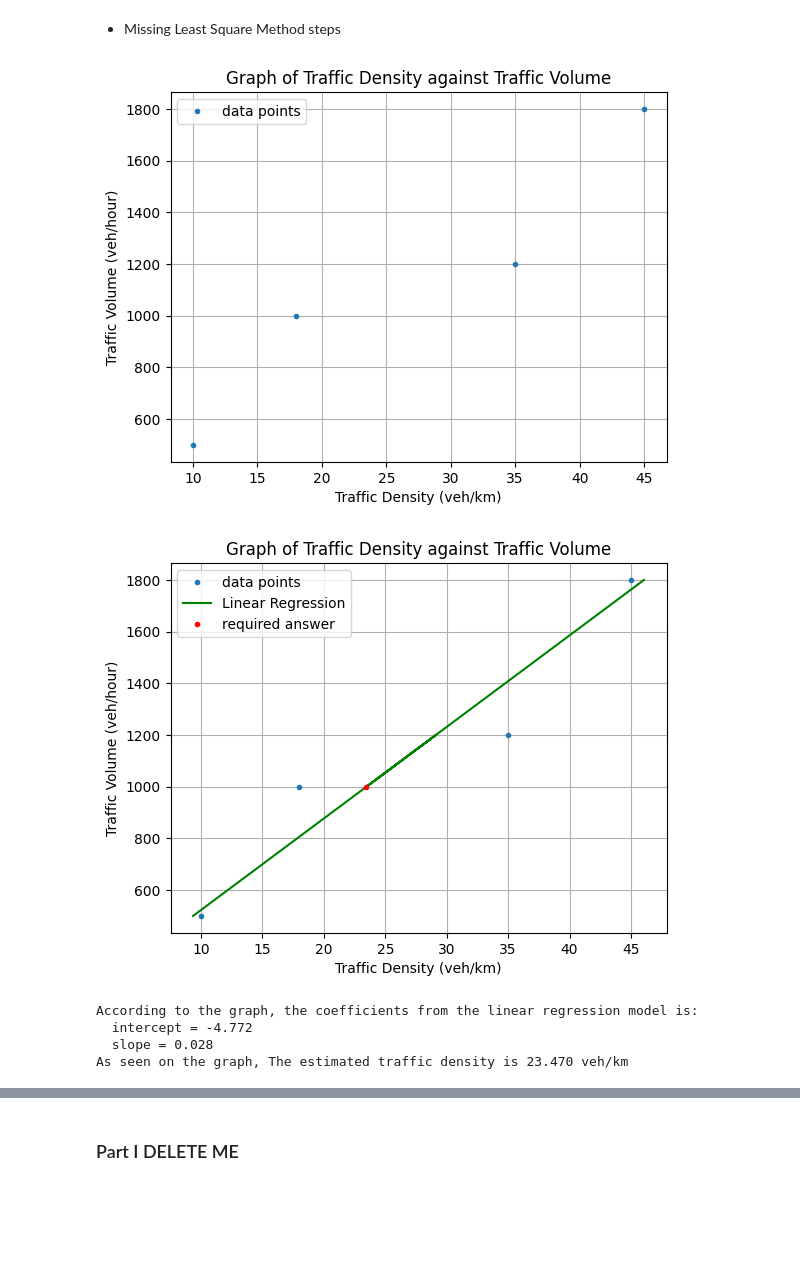
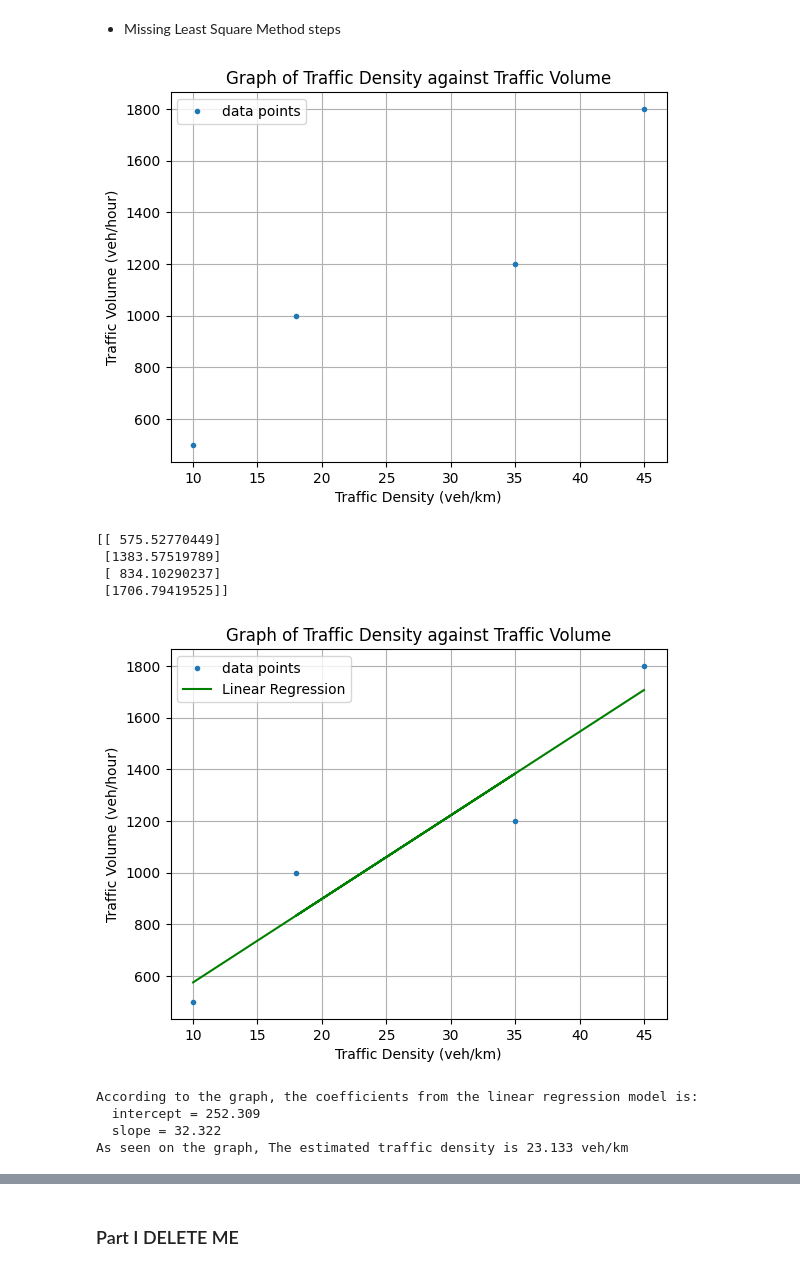
Before and after one commit to felixthe-cat/CIVL3140_clone, a Jupyter notebook: Own_files/Assignment 1.ipynb, the cells around one changed output, grey strips where cells are left out. Cells and saved outputs as stored; diff of their text form; code cells hidden in the pictures; blank space fills up the shorter version.

```diff
--- a/Own_files/Assignment 1.ipynb
+++ b/Own_files/Assignment 1.ipynb
@@ -15,11 +15,11 @@ import matplotlib.pyplot as plt
 import numpy as np
 
 # define the data
-question = np.array([1000]).reshape(-1,1)
+# question = np.array([1000]).reshape(-1,1)
 # traffic_density
-y = np.array([10,35,18,45]).reshape(-1,1)
+X = np.array([10,35,18,45]).reshape(-1,1)
 # traffic_volume
-X = np.array([500,1200,1000,1800]).reshape(-1,1)
+y = np.array([500,1200,1000,1800]).reshape(-1,1)
 
 # Checking math for Least Squared Method
 # y_mean = y.mean()
@@ -33,46 +33,52 @@ X = np.array([500,1200,1000,1800]).reshape(-1,1)
 # d = y_mean - c* X_mean
 # print(d)
 
-plt.plot(y,X, '.', label = 'data points')
+plt.plot(X,y, '.', label = 'data points')
 
 plt.xlabel('Traffic Density (veh/km)')
 plt.ylabel('Traffic Volume (veh/hour)')
 plt.title('Graph of Traffic Density against Traffic Volume')
 plt.legend(loc = 0)
 
 plt.grid()
 plt.show()
 
 # Building the Linear Regression Model
-reg = LinearRegression().fit(X, y)
+reg = LinearRegression().fit(X,y)
 
 y_predicted = reg.predict(X)
-answer = reg.predict(question)
+print(y_predicted)
+# answer = reg.predict(question)
 
-plt.plot(y,X, '.', label = 'data points')
-plt.plot(y_predicted,X, 'g-', label = 'Linear Regression')
-plt.plot(answer,question, 'r.', label = 'required answer')
+plt.plot(X,y, '.', label = 'data points')
+plt.plot(X,y_predicted, 'g-', label = 'Linear Regression')
 
 plt.xlabel('Traffic Density (veh/km)')
 plt.ylabel('Traffic Volume (veh/hour)')
 plt.title('Graph of Traffic Density against Traffic Volume')
 plt.legend(loc = 0)
 
 plt.grid()
 plt.show()
 
 plt.show()
 
+question = 1000
+answer = (question - reg.intercept_[0])/reg.coef_[0]
 
 print('According to the graph, the coefficients from the linear regression model is: \n  intercept = %.3f \n  slope = %.3f'%(reg.intercept_[0],reg.coef_[0][0]))
-print('As seen on the graph, The estimated traffic density is %.3f veh/km'% (answer[0][0]))
+print('As seen on the graph, The estimated traffic density is %.3f veh/km'% (answer))
 # %% [output]
 [figure]
+[[ 575.52770449]
+ [1383.57519789]
+ [ 834.10290237]
+ [1706.79419525]]
-[figure, old version]
+[figure, new version]
-According to the graph, the coefficients from the linear regression model is:
-  intercept = -4.772
-  slope = 0.028
-As seen on the graph, The estimated traffic density is 23.470 veh/km
+According to the graph, the coefficients from the linear regression model is:
+  intercept = 252.309
+  slope = 32.322
+As seen on the graph, The estimated traffic density is 23.133 veh/km
 # %% [markdown]
 ![image.png](attachment:image.png)
 # %% [markdown]
```
Also changed, not shown: parts of 4 cells of this notebook.
